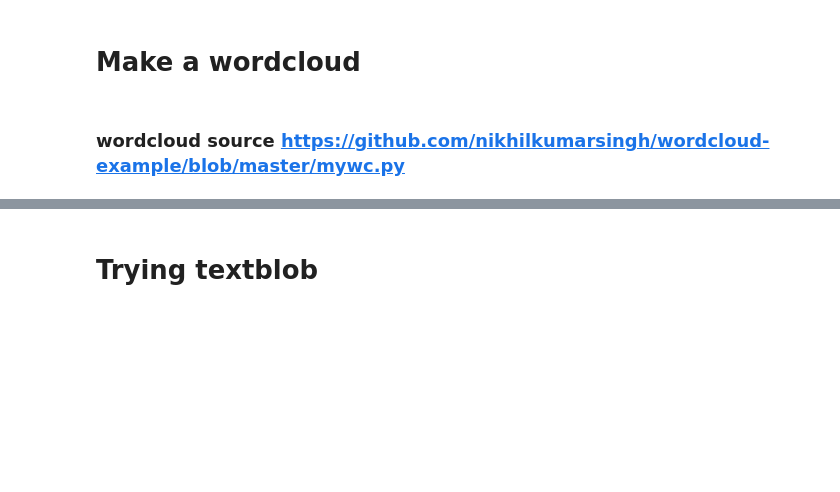
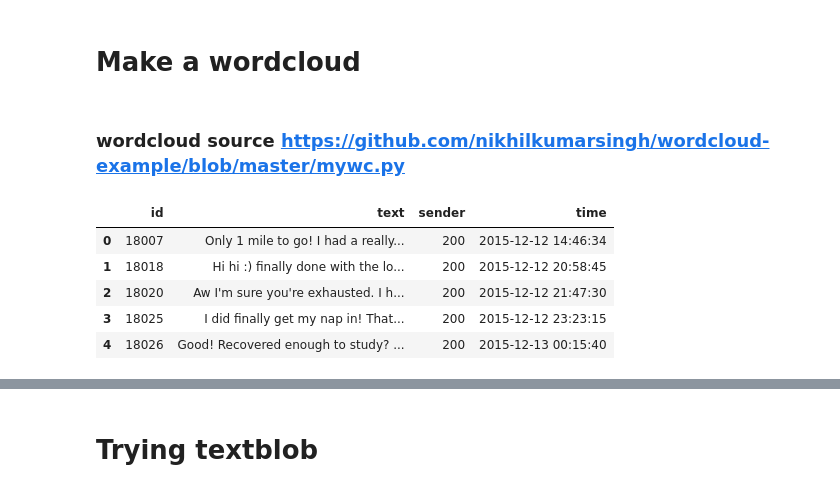
Before and after one commit to wbreilly/python_psc290, a Jupyter notebook: hw/text_proc_hw.ipynb, the cells around one changed output, grey strips where cells are left out. Drawn from its saved outputs; the diff is of its cells as text; code cells hidden in the pictures; blank space fills up the shorter version.

```diff
--- a/hw/text_proc_hw.ipynb
+++ b/hw/text_proc_hw.ipynb
@@ -68,0 +64,9 @@ conc_mess
+# %%
+df2.head()
+# %% [output]
+|  | id | text | sender | time |
+| 0 | 18007 | Only 1 mile to go! I had a really... | 200 | 2015-12-12 14:46:34 |
+| 1 | 18018 | Hi hi :) finally done with the lo... | 200 | 2015-12-12 20:58:45 |
+| 2 | 18020 | Aw I'm sure you're exhausted. I h... | 200 | 2015-12-12 21:47:30 |
+| 3 | 18025 | I did finally get my nap in! That... | 200 | 2015-12-12 23:23:15 |
+| 4 | 18026 | Good! Recovered enough to study? ... | 200 | 2015-12-13 00:15:40 |
```
Also changed, not shown: parts of 24 cells of this notebook.
